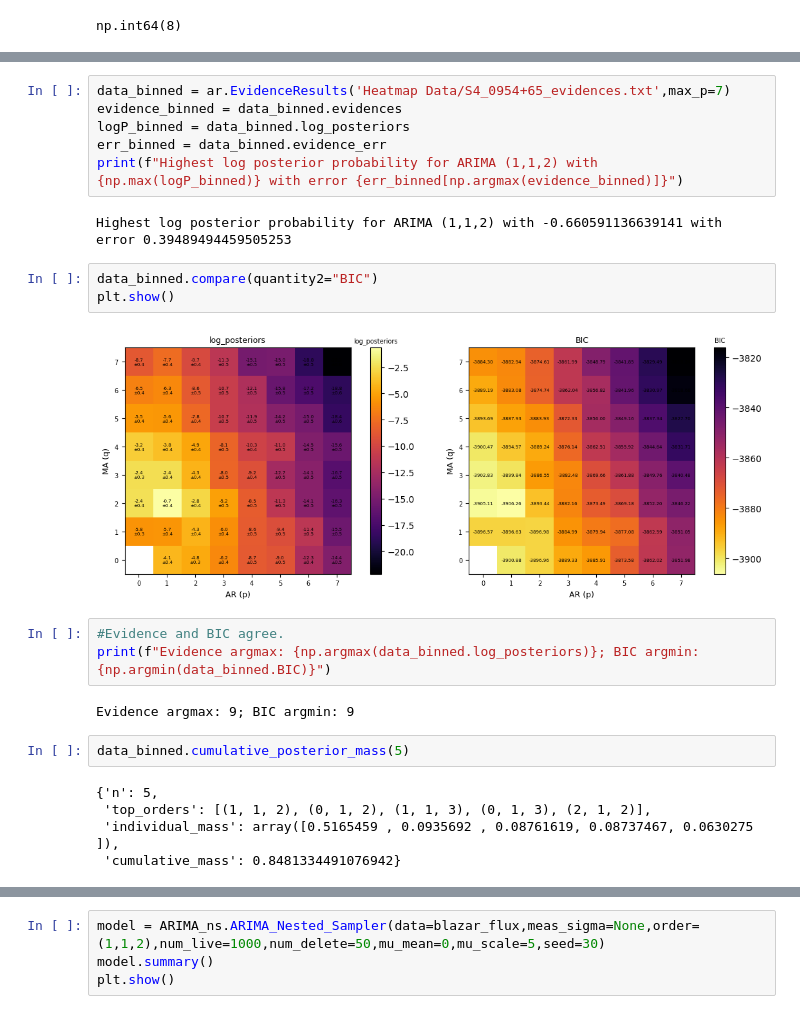
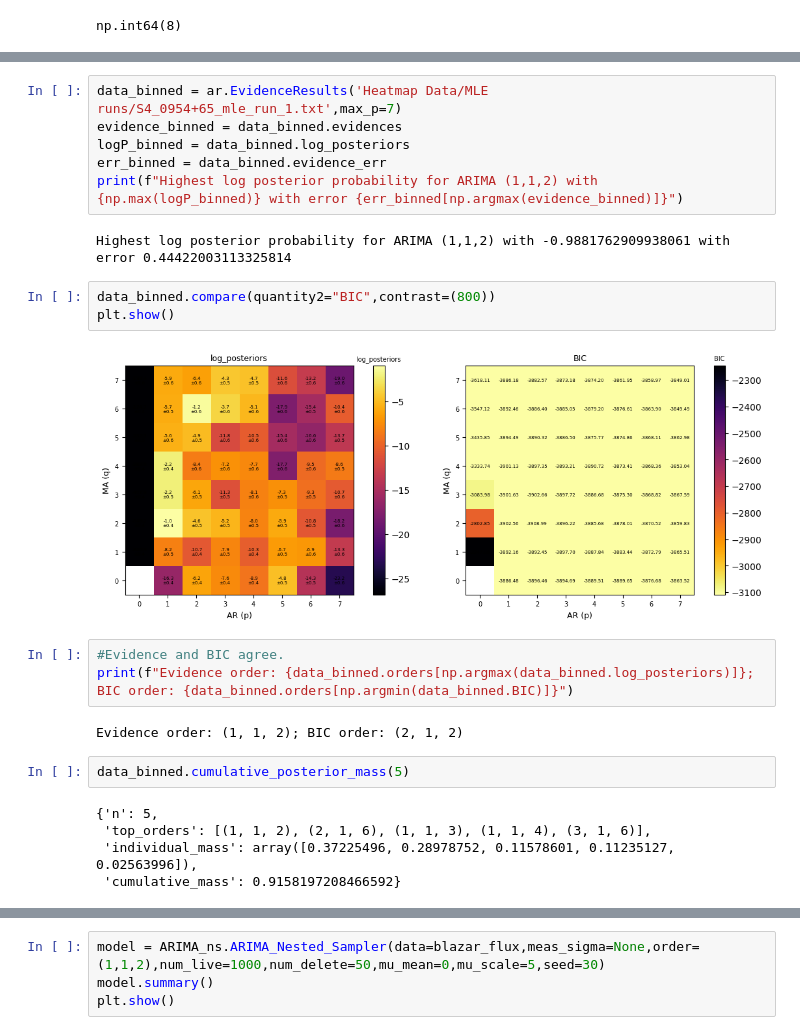
Before and after one commit to najinkya1313/NestAR, a Jupyter notebook: Examples/tess_data.ipynb, the cells around one changed output, grey strips where cells are left out. Saved outputs shown, nothing was run; the diff lists cells and outputs as text.

```diff
--- a/Examples/tess_data.ipynb
+++ b/Examples/tess_data.ipynb
@@ -649,25 +718,25 @@ Running Nested Sampling for fitting ARIMA (1, 1, 4) model...
 # %%
-data_binned = ar.EvidenceResults('Heatmap Data/S4_0954+65_evidences.txt',max_p=7)
+data_binned = ar.EvidenceResults('Heatmap Data/MLE runs/S4_0954+65_mle_run_1.txt',max_p=7)
 evidence_binned = data_binned.evidences
 logP_binned = data_binned.log_posteriors
 err_binned = data_binned.evidence_err
 print(f"Highest log posterior probability for ARIMA (1,1,2) with {np.max(logP_binned)} with error {err_binned[np.argmax(evidence_binned)]}")
 # %% [output]
-Highest log posterior probability for ARIMA (1,1,2) with -0.660591136639141 with error 0.39489494459505253
+Highest log posterior probability for ARIMA (1,1,2) with -0.9881762909938061 with error 0.44422003113325814
 # %%
-data_binned.compare(quantity2="BIC")
+data_binned.compare(quantity2="BIC",contrast=(800))
 plt.show()
 # %% [output]
-[figure, old version]
+[figure, new version]
 # %%
 #Evidence and BIC agree.
-print(f"Evidence argmax: {np.argmax(data_binned.log_posteriors)}; BIC argmin: {np.argmin(data_binned.BIC)}")
+print(f"Evidence order: {data_binned.orders[np.argmax(data_binned.log_posteriors)]}; BIC order: {data_binned.orders[np.argmin(data_binned.BIC)]}")
 # %% [output]
-Evidence argmax: 9; BIC argmin: 9
+Evidence order: (1, 1, 2); BIC order: (2, 1, 2)
 # %%
 data_binned.cumulative_posterior_mass(5)
 # %% [output]
 {'n': 5,
- 'top_orders': [(1, 1, 2), (0, 1, 2), (1, 1, 3), (0, 1, 3), (2, 1, 2)],
- 'individual_mass': array([0.5165459 , 0.0935692 , 0.08761619, 0.08737467, 0.0630275 ]),
- 'cumulative_mass': 0.8481334491076942}
+ 'top_orders': [(1, 1, 2), (2, 1, 6), (1, 1, 3), (1, 1, 4), (3, 1, 6)],
+ 'individual_mass': array([0.37225496, 0.28978752, 0.11578601, 0.11235127, 0.02563996]),
+ 'cumulative_mass': 0.9158197208466592}
```
Also changed, not shown: parts of 16 cells of this notebook, 53 other files.
